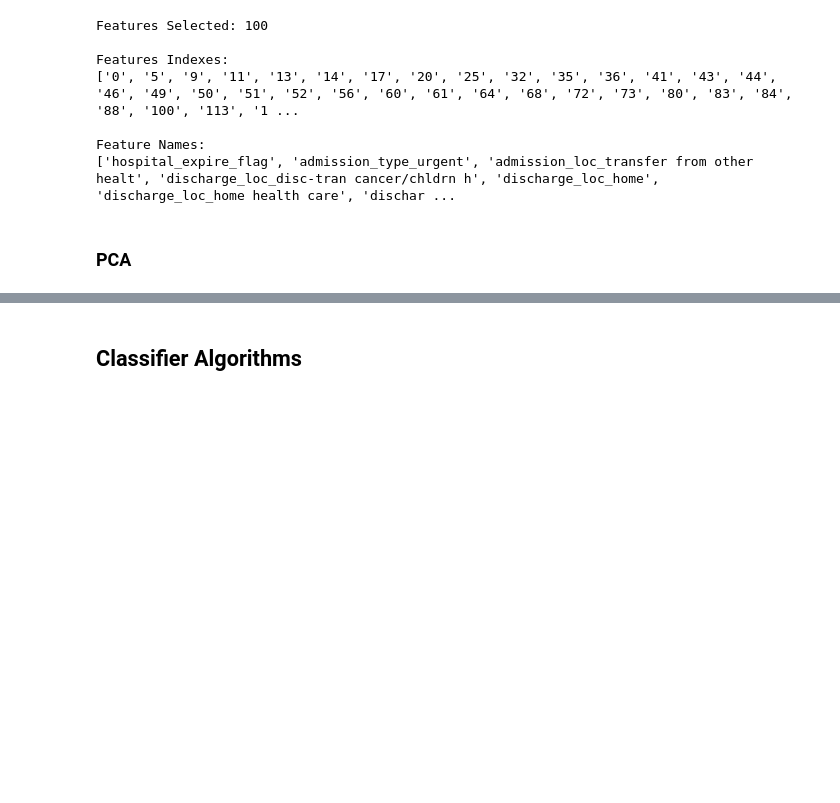
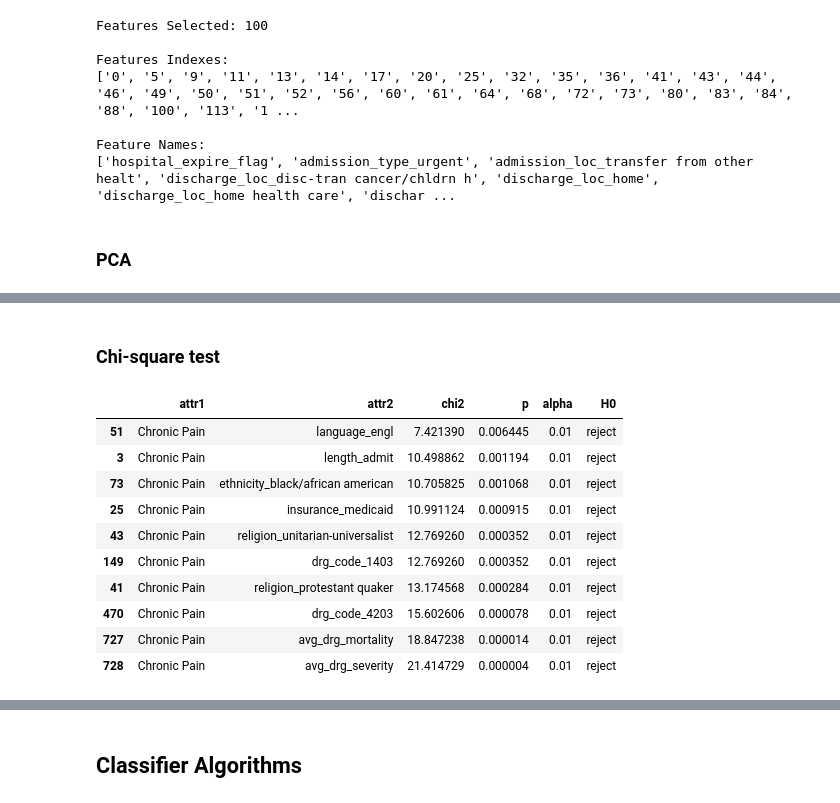
Before and after one commit to stephyap/predicts-depression, a Jupyter notebook: python_notebook.ipynb, the cells around one changed output, grey strips where cells are left out. Saved outputs shown, nothing was run; the diff lists cells and outputs as text; code cells hidden in the pictures; blank space fills up the shorter version.

Commit message:
added statistical test

```diff
--- a/python_notebook.ipynb
+++ b/python_notebook.ipynb
@@ -609,0 +703,29 @@ X_pca = pca.fit_transform(X)
+# %% [markdown]
+### Chi-square test
+# %%
+from sklearn import feature_selection
+chi2_res = feature_selection.chi2(X, y)
+
+df_chi2 = pd.DataFrame({
+    'attr1': 'Chronic Pain',
+    'attr2': X.columns,
+    'chi2': chi2_res[0],
+    'p': chi2_res[1],
+    'alpha': 0.01
+})
+
+df_chi2['H0'] = np.where(df_chi2['p'] < 0.01, 'reject','fail to reject')
+
+df_chi2[df_chi2['H0'] == 'reject'].sort_values('chi2')
+# %% [output]
+|  | attr1 | attr2 | chi2 | p | alpha | H0 |
+| 51 | Chronic Pain | language_engl | 7.421390 | 0.006445 | 0.01 | reject |
+| 3 | Chronic Pain | length_admit | 10.498862 | 0.001194 | 0.01 | reject |
+| 73 | Chronic Pain | ethnicity_black/african american | 10.705825 | 0.001068 | 0.01 | reject |
+| 25 | Chronic Pain | insurance_medicaid | 10.991124 | 0.000915 | 0.01 | reject |
+| 43 | Chronic Pain | religion_unitarian-universalist | 12.769260 | 0.000352 | 0.01 | reject |
+| 149 | Chronic Pain | drg_code_1403 | 12.769260 | 0.000352 | 0.01 | reject |
+| 41 | Chronic Pain | religion_protestant quaker | 13.174568 | 0.000284 | 0.01 | reject |
+| 470 | Chronic Pain | drg_code_4203 | 15.602606 | 0.000078 | 0.01 | reject |
+| 727 | Chronic Pain | avg_drg_mortality | 18.847238 | 0.000014 | 0.01 | reject |
+| 728 | Chronic Pain | avg_drg_severity | 21.414729 | 0.000004 | 0.01 | reject |
```
Also changed, not shown: parts of 12 cells of this notebook.
